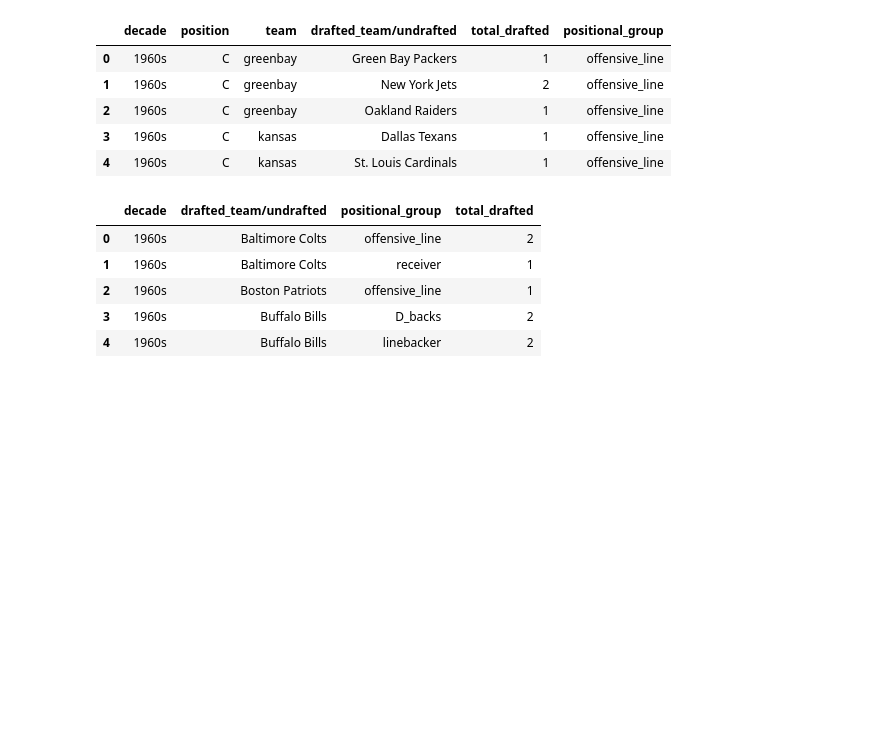
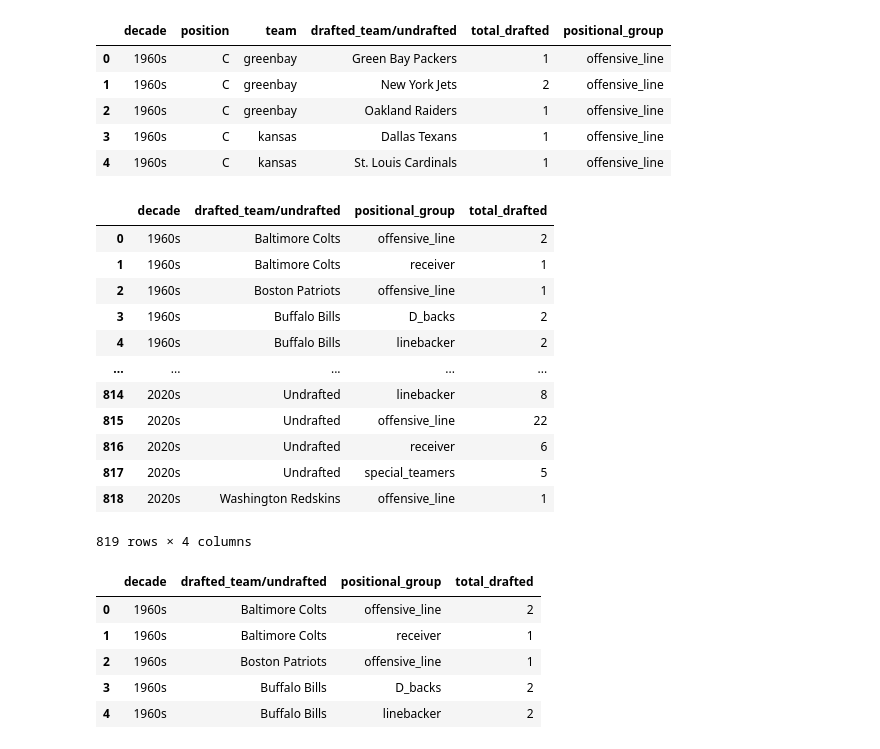
Before and after one commit to aferrers/nfl_superbowl_winners, a Jupyter notebook: notebooks/SB_player_draft_split.ipynb, the cells around one changed output. Saved outputs shown, nothing was run; the diff lists cells and outputs as text; code cells hidden in the pictures; blank space fills up the shorter version.

```diff
--- a/notebooks/SB_player_draft_split.ipynb
+++ b/notebooks/SB_player_draft_split.ipynb
@@ -199,8 +205,23 @@ drafted_sbw_pos.head()
 | 3 | 1960s | C | kansas | Dallas Texans | 1 | offensive_line |
 | 4 | 1960s | C | kansas | St. Louis Cardinals | 1 | offensive_line |
 # %%
-drafted_sbw_pos_group = drafted_sbw_pos.groupby([
+#drafted_sbw_pos_group =
+drafted_sbw_pos.groupby([
     'decade', 'drafted_team/undrafted', 'positional_group'])['total_drafted'].sum().reset_index()
+# %% [output]
+|  | decade | drafted_team/undrafted | positional_group | total_drafted |
+| 0 | 1960s | Baltimore Colts | offensive_line | 2 |
+| 1 | 1960s | Baltimore Colts | receiver | 1 |
+| 2 | 1960s | Boston Patriots | offensive_line | 1 |
+| 3 | 1960s | Buffalo Bills | D_backs | 2 |
+| 4 | 1960s | Buffalo Bills | linebacker | 2 |
+| ... | ... | ... | ... | ... |
+| 814 | 2020s | Undrafted | linebacker | 8 |
+| 815 | 2020s | Undrafted | offensive_line | 22 |
+| 816 | 2020s | Undrafted | receiver | 6 |
+| 817 | 2020s | Undrafted | special_teamers | 5 |
+| 818 | 2020s | Washington Redskins | offensive_line | 1 |
+819 rows × 4 columns
 # %%
 drafted_sbw_pos_group.head()
 # %% [output]
```
Also changed, not shown: parts of 3 cells of this notebook, 1 other file.
